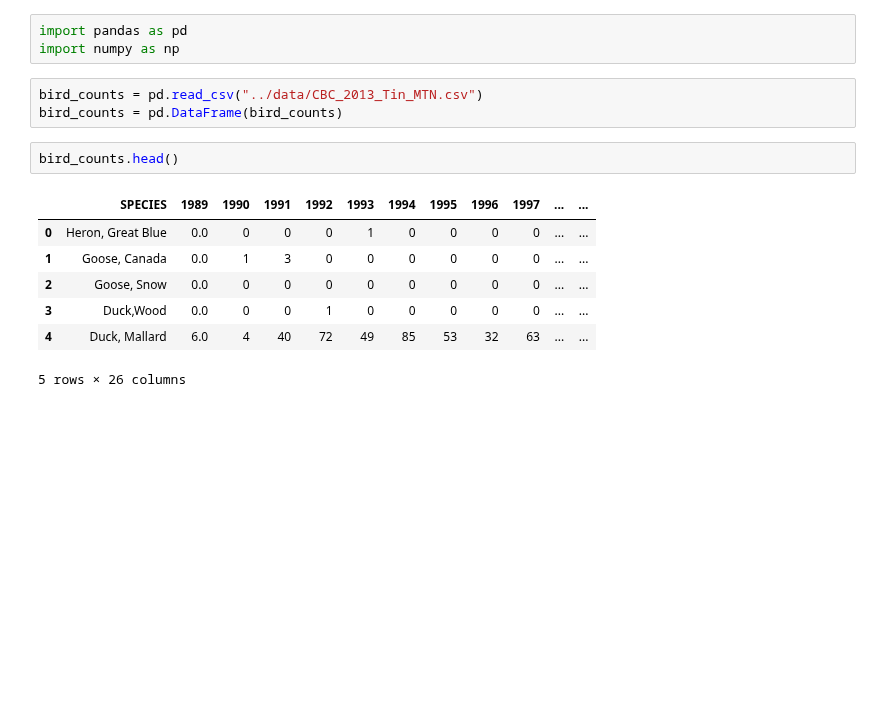
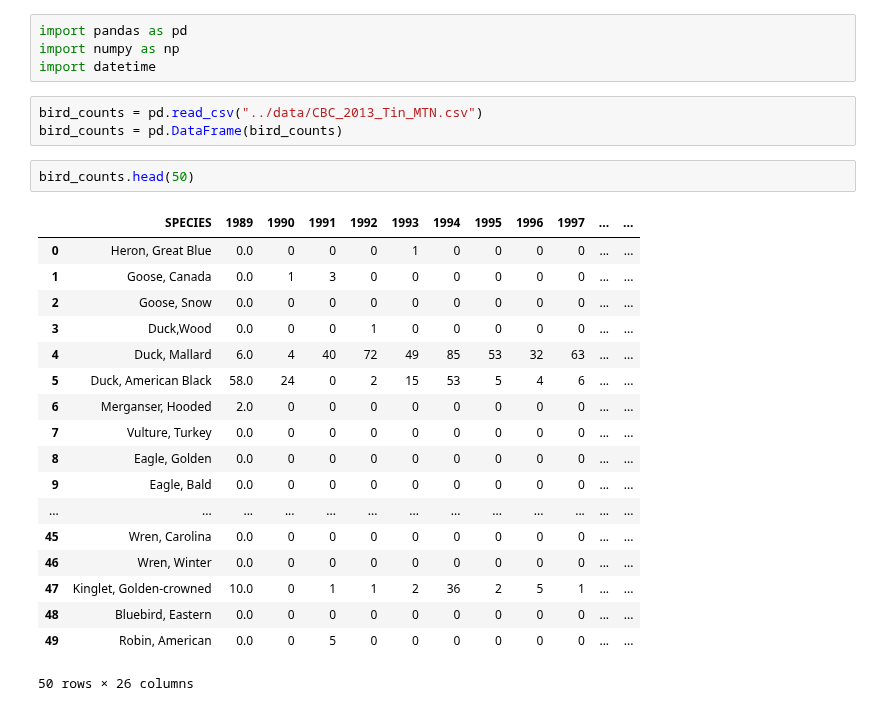
Before and after one commit to camdenblatchly/camdenblatchly.github.io, a Jupyter notebook: charts/week-four/src/Bird Count.ipynb, the cells around one changed output. Cells and saved outputs as stored; diff of their text form; blank space fills up the shorter version.

```diff
--- a/charts/week-four/src/Bird Count.ipynb
+++ b/charts/week-four/src/Bird Count.ipynb
@@ -1,19 +1,31 @@
 # %%
 import pandas as pd
 import numpy as np
+import datetime
 # %%
 bird_counts = pd.read_csv("../data/CBC_2013_Tin_MTN.csv")
 bird_counts = pd.DataFrame(bird_counts)
 # %%
-bird_counts.head()
+bird_counts.head(50)
 # %% [output]
 |  | SPECIES | 1989 | 1990 | 1991 | 1992 | 1993 | 1994 | 1995 | 1996 | 1997 | ... | ... |
 | 0 | Heron, Great Blue | 0.0 | 0 | 0 | 0 | 1 | 0 | 0 | 0 | 0 | ... | ... |
 | 1 | Goose, Canada | 0.0 | 1 | 3 | 0 | 0 | 0 | 0 | 0 | 0 | ... | ... |
 | 2 | Goose, Snow | 0.0 | 0 | 0 | 0 | 0 | 0 | 0 | 0 | 0 | ... | ... |
 | 3 | Duck,Wood | 0.0 | 0 | 0 | 1 | 0 | 0 | 0 | 0 | 0 | ... | ... |
 | 4 | Duck, Mallard | 6.0 | 4 | 40 | 72 | 49 | 85 | 53 | 32 | 63 | ... | ... |
+| 5 | Duck, American Black | 58.0 | 24 | 0 | 2 | 15 | 53 | 5 | 4 | 6 | ... | ... |
+| 6 | Merganser, Hooded | 2.0 | 0 | 0 | 0 | 0 | 0 | 0 | 0 | 0 | ... | ... |
+| 7 | Vulture, Turkey | 0.0 | 0 | 0 | 0 | 0 | 0 | 0 | 0 | 0 | ... | ... |
+| 8 | Eagle, Golden | 0.0 | 0 | 0 | 0 | 0 | 0 | 0 | 0 | 0 | ... | ... |
+| 9 | Eagle, Bald | 0.0 | 0 | 0 | 0 | 0 | 0 | 0 | 0 | 0 | ... | ... |
+| ... | ... | ... | ... | ... | ... | ... | ... | ... | ... | ... | ... | ... |
+| 45 | Wren, Carolina | 0.0 | 0 | 0 | 0 | 0 | 0 | 0 | 0 | 0 | ... | ... |
+| 46 | Wren, Winter | 0.0 | 0 | 0 | 0 | 0 | 0 | 0 | 0 | 0 | ... | ... |
+| 47 | Kinglet, Golden-crowned | 10.0 | 0 | 1 | 1 | 2 | 36 | 2 | 5 | 1 | ... | ... |
+| 48 | Bluebird, Eastern | 0.0 | 0 | 0 | 0 | 0 | 0 | 0 | 0 | 0 | ... | ... |
+| 49 | Robin, American | 0.0 | 0 | 5 | 0 | 0 | 0 | 0 | 0 | 0 | ... | ... |
-5 rows × 26 columns
+50 rows × 26 columns
 # %%
 species = []
 year = []
```
Also changed, not shown: parts of 1 cell of this notebook, 2 other files.
